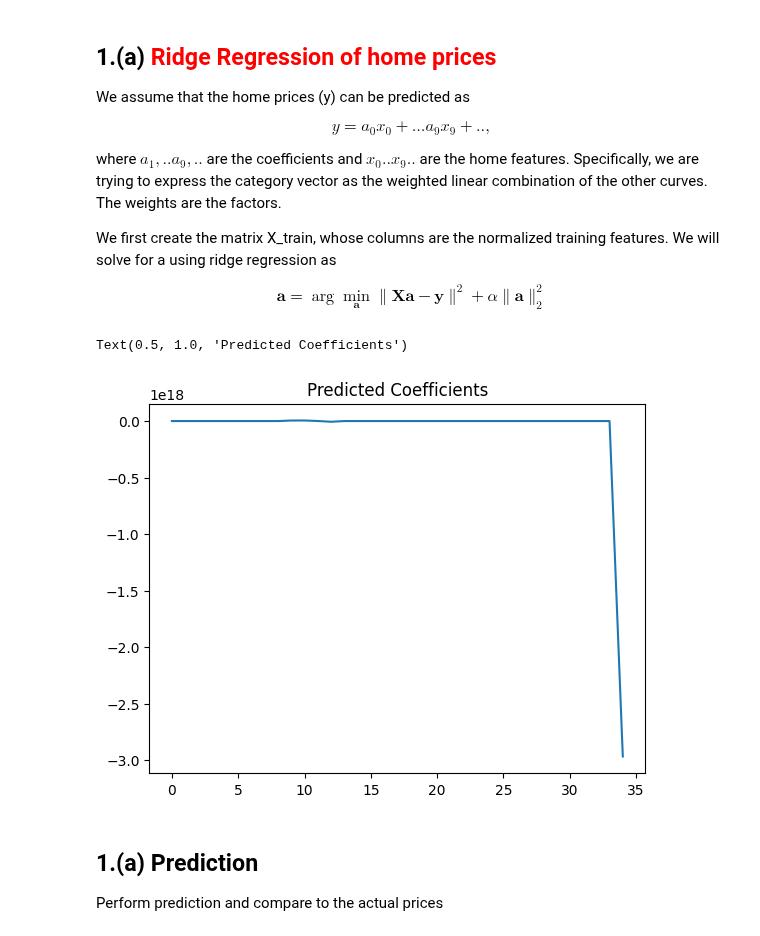
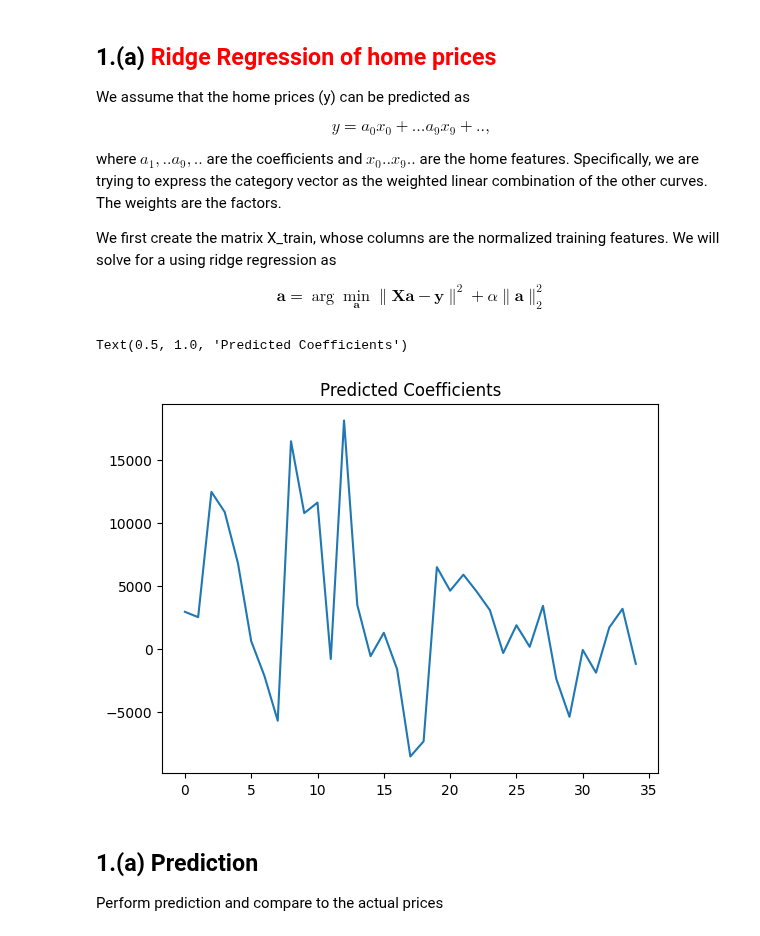
Before and after one commit to aezouhri/Machine_Learning, a Jupyter notebook: Adnane_Ezouhri_HW3/ames_starter.ipynb, the cells around one changed output. Cells and saved outputs as stored; diff of their text form; code cells hidden in the pictures.

```diff
--- a/Adnane_Ezouhri_HW3/ames_starter.ipynb
+++ b/Adnane_Ezouhri_HW3/ames_starter.ipynb
@@ -112,29 +112,23 @@ where $a_1,..a_{9},..$ are the coefficients and $x_0 .. x_9 ..$ are the home fea
 We first create the matrix X_train, whose columns are the normalized training features. We will solve for a using ridge regression as
 
 $$\mathbf a = \arg \min_{\mathbf a}\|\mathbf X\mathbf a - \mathbf y\|^2 + \alpha \|\mathbf a\|_2^2$$
-# %%
-
-# Set the regularization parameter
-alpha = 0
-
-# Create a Ridge regression object
-ridge = Ridge(alpha=alpha)
-
-# Fit the model to the training data
-ridge.fit(X_train, y_train)
-
-# Get the coefficients
-coefficients = ridge.coef_
-
-# Make predictions on the test data
-prediction = ridge.predict(X_test)
-
-# Plot the coefficients
-plt.plot(coefficients)
-plt.title('Predicted Coefficients')
-# %% [output]
-Text(0.5, 1.0, 'Predicted Coefficients')
-[figure, removed]
+# %%
+# Implement Ridge Regression manually to find the coefficients 'a'
+# Choose an arbitrary regularization parameter alpha
+alpha = 1.0
+
+# Calculate the Ridge Regression coefficients 'a' using the closed-form equation
+XTX = np.dot(X.T, X)
+XTX_alpha_I = XTX + alpha * np.identity(X.shape[1])
+XTX_alpha_I_inv = np.linalg.inv(XTX_alpha_I)
+XTy = np.dot(X.T, y)
+coefficients = np.dot(XTX_alpha_I_inv, XTy)
+# Plot the coefficients
+plt.plot(coefficients)
+plt.title('Predicted Coefficients')
+# %% [output]
+Text(0.5, 1.0, 'Predicted Coefficients')
+[figure, added]
 # %% [markdown]
 ## 1.(a) Prediction
 
```
Also changed, not shown: parts of 1 cell of this notebook, 2 other files.
